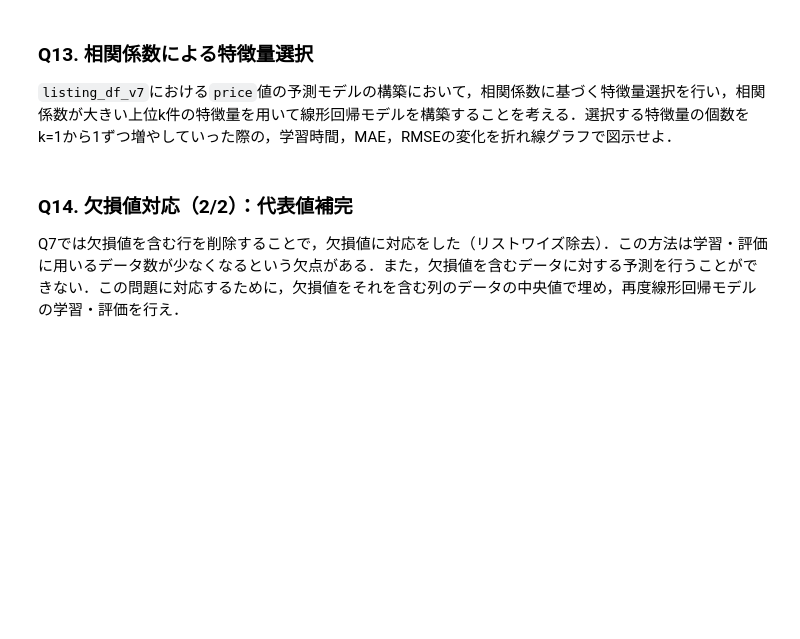
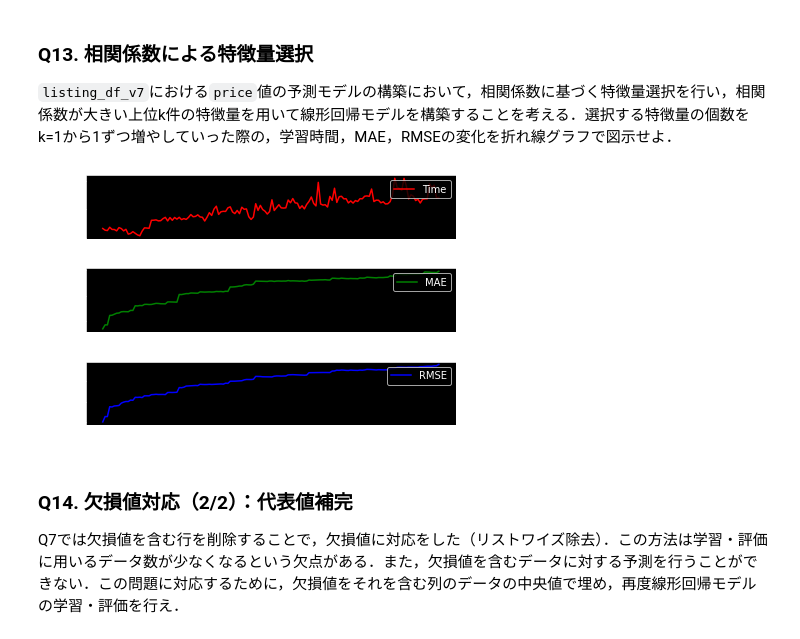
Before and after one commit to rabhareit/data-science-exercise, a Jupyter notebook: regression/03.ipynb, the cells around one changed output. Cells and saved outputs as stored; diff of their text form; code cells hidden in the pictures; blank space fills up the shorter version.

```diff
--- a/regression/03.ipynb
+++ b/regression/03.ipynb
@@ -525,3 +548,24 @@ listings_df_v7
 # %% [markdown]
 ### Q13. 相関係数による特徴量選択
 ``listing_df_v7``における``price``値の予測モデルの構築において，相関係数に基づく特徴量選択を行い，相関係数が大きい上位k件の特徴量を用いて線形回帰モデルを構築することを考える．選択する特徴量の個数をk=1から1ずつ増やしていった際の，学習時間，MAE，RMSEの変化を折れ線グラフで図示せよ．
+# %%
+
+listings_y_v7 = listings_df_v7['price']
+listings_x_v7 = listings_df_v7.drop('price', axis=1)
+x_train_v7, x_test_v7, y_train_v7, y_test_v7 = train_test_split(listings_x_v7, listings_y_v7, test_size=0.3)
+
+def validate(features):
+    selected = corrs_v7.sort_values(ascending=False)[1:features+1]
+
+    scoring = [
+        'neg_mean_absolute_error',
+        'neg_root_mean_squared_error'
+        ]
+
+    lrv7 = LinearRegression()
+    scores = cross_validate(lrv7, x_train_v6[selected.index], y_train_v6, scoring=scoring, cv=5, return_estimator=True)
+    return {
+        'time': scores['score_time'].mean(),
+        'MAE': scores['test_neg_mean_absolute_error'].mean(),
+        'RMSE': scores['test_neg_root_mean_squared_error'].mean()
+    }
@@ -528,3 +576,28 @@ listings_df_v7
+# %%
+time_arr, mae_arr, rmse_arr = [], [], []
+
+for i in range(1, len(corrs_v7)-1):
+    score = validate(i)
+    time_arr.append(score.get('time'))
+    mae_arr.append(score.get('MAE'))
+    rmse_arr.append(score.get('RMSE'))
+# %%
+%matplotlib inline
+import matplotlib.pyplot as plot
+
+fig, (ax_time, ax_mae, ax_rmse) = plot.subplots(3,1)
+
+ax_time.plot(range(1,len(corrs_v7)-1), time_arr, color='red', label='Time')
+ax_mae.plot(range(1,len(corrs_v7)-1), mae_arr, color='green', label='MAE')
+ax_rmse.plot(range(1,len(corrs_v7)-1), rmse_arr, color='blue', label='RMSE')
+
+ax_time.legend(loc='upper right')
+ax_mae.legend(loc='upper right')
+ax_rmse.legend(loc='upper right')
+fig.tight_layout()
+fig.show()
+# %% [output]
+[figure, added]
 # %% [markdown]
 ### Q14. 欠損値対応（2/2）：代表値補完
 Q7では欠損値を含む行を削除することで，欠損値に対応をした（リストワイズ除去）．この方法は学習・評価に用いるデータ数が少なくなるという欠点がある．また，欠損値を含むデータに対する予測を行うことができない．この問題に対応するために，欠損値をそれを含む列のデータの中央値で埋め，再度線形回帰モデルの学習・評価を行え．
```
Also changed, not shown: parts of 21 cells of this notebook.
